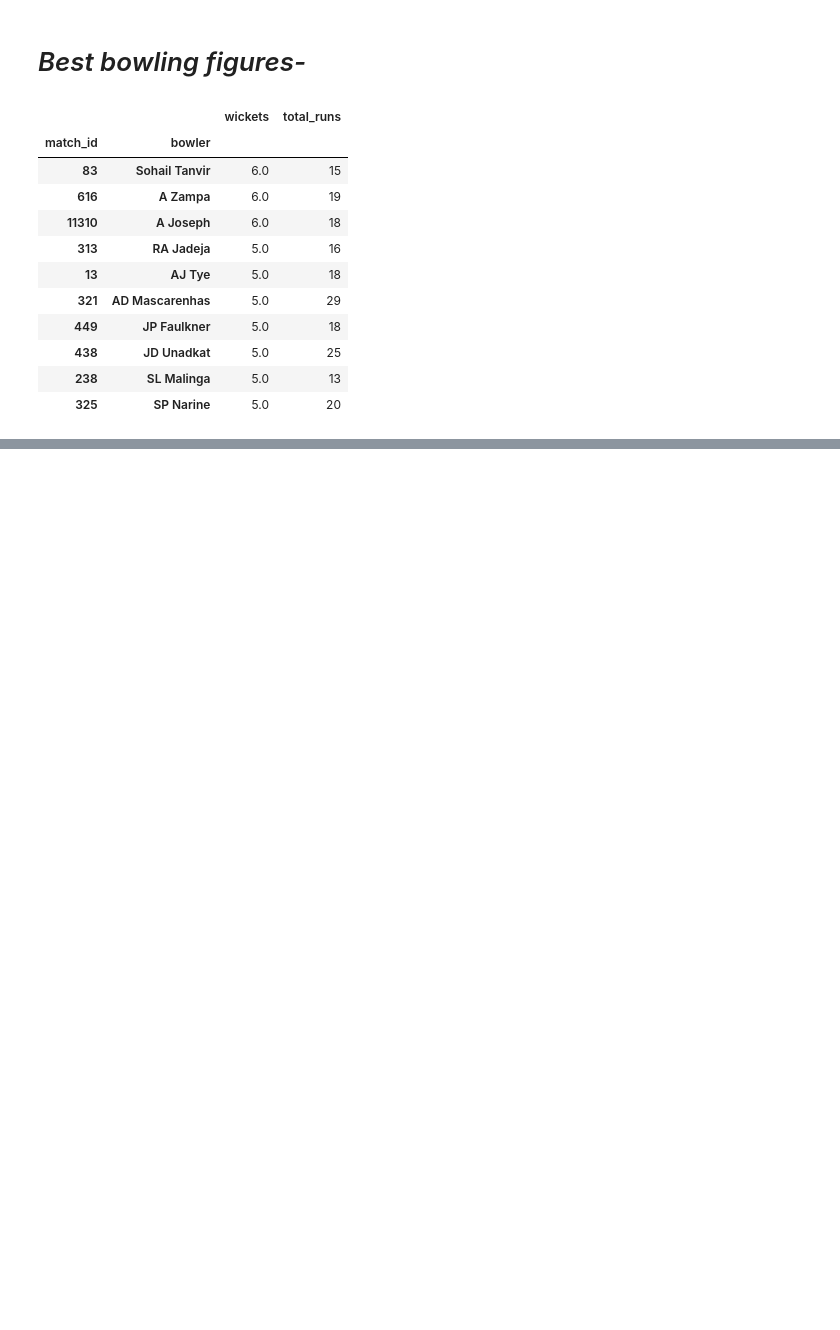
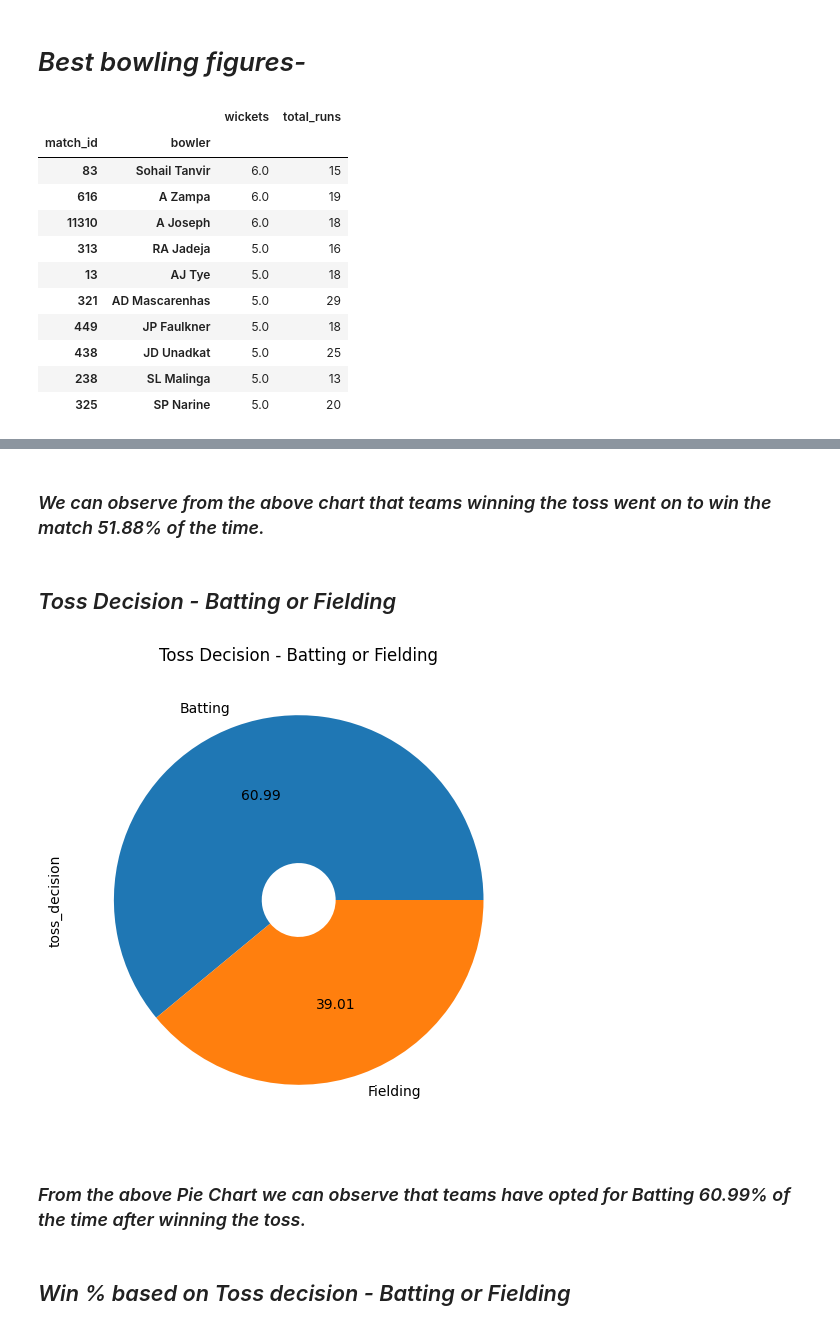
Before and after one commit to Amrit007-droid/DataEDA, a Jupyter notebook: Indian_Premier_League_EDA.ipynb, the cells around one changed output, grey strips where cells are left out. Cells and saved outputs as stored; diff of their text form; code cells hidden in the pictures; blank space fills up the shorter version.

```diff
--- a/Indian_Premier_League_EDA.ipynb
+++ b/Indian_Premier_League_EDA.ipynb
@@ -685,0 +721,21 @@ fig.show()
+# %% [markdown]
+### *We can observe from the above chart that teams winning the toss went on to win the match 51.88% of the time.*
+# %% [markdown]
+## *Toss Decision - Batting or Fielding*
+# %%
+plt.figure(figsize=(6, 6))
+
+ipl_df['toss_decision'].value_counts().plot(
+    kind='pie',
+    autopct='%.2f',
+    labels=['Batting', 'Fielding'],
+    wedgeprops=dict(width=0.8))
+
+plt.title('Toss Decision - Batting or Fielding')
+plt.show()
+# %% [output]
+[figure, added]
+# %% [markdown]
+### *From the above Pie Chart we can observe that teams have opted for Batting 60.99% of the time after winning the toss.*
+# %% [markdown]
+## *Win % based on Toss decision - Batting or Fielding*
```
Also changed, not shown: parts of 18 cells of this notebook.
